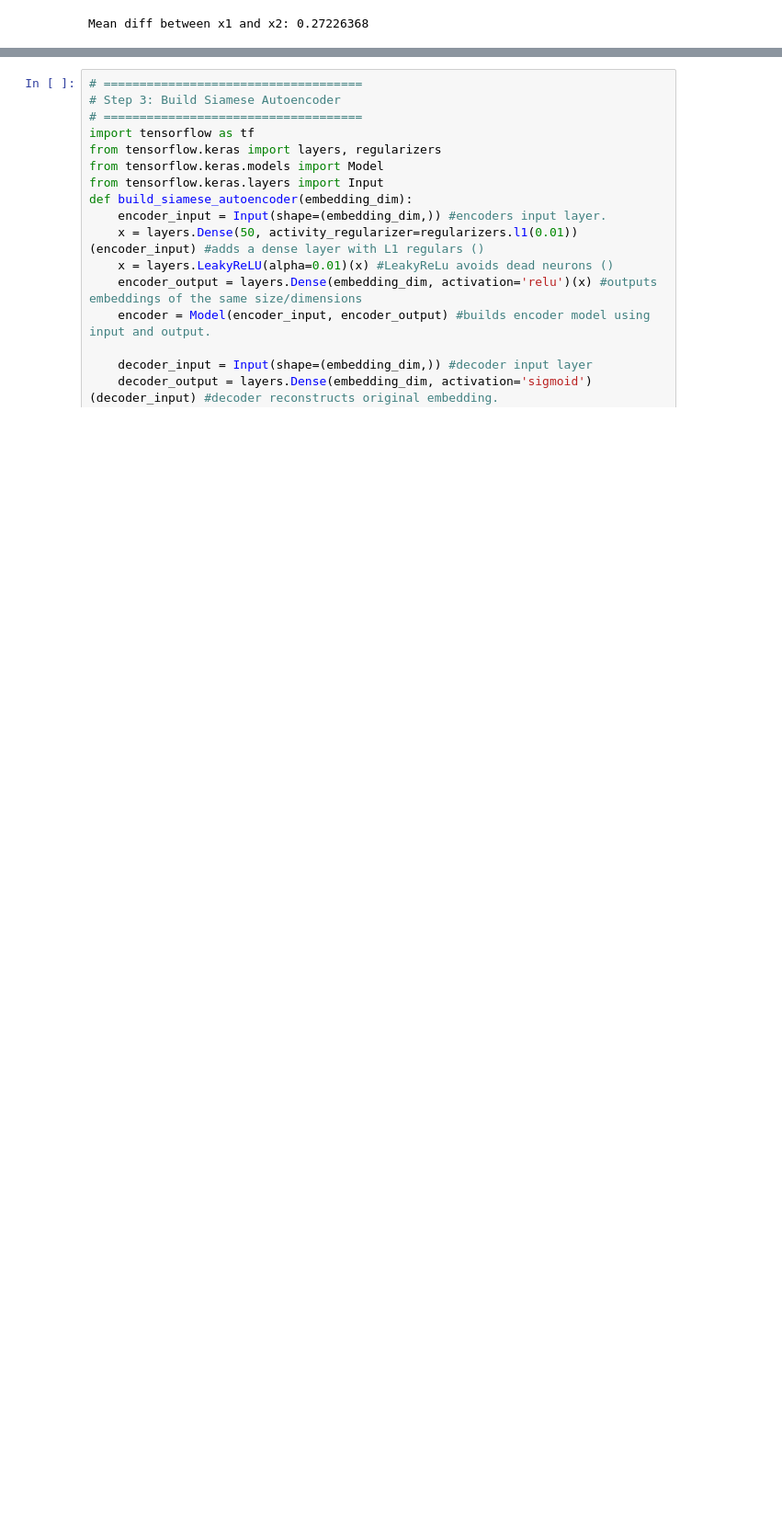
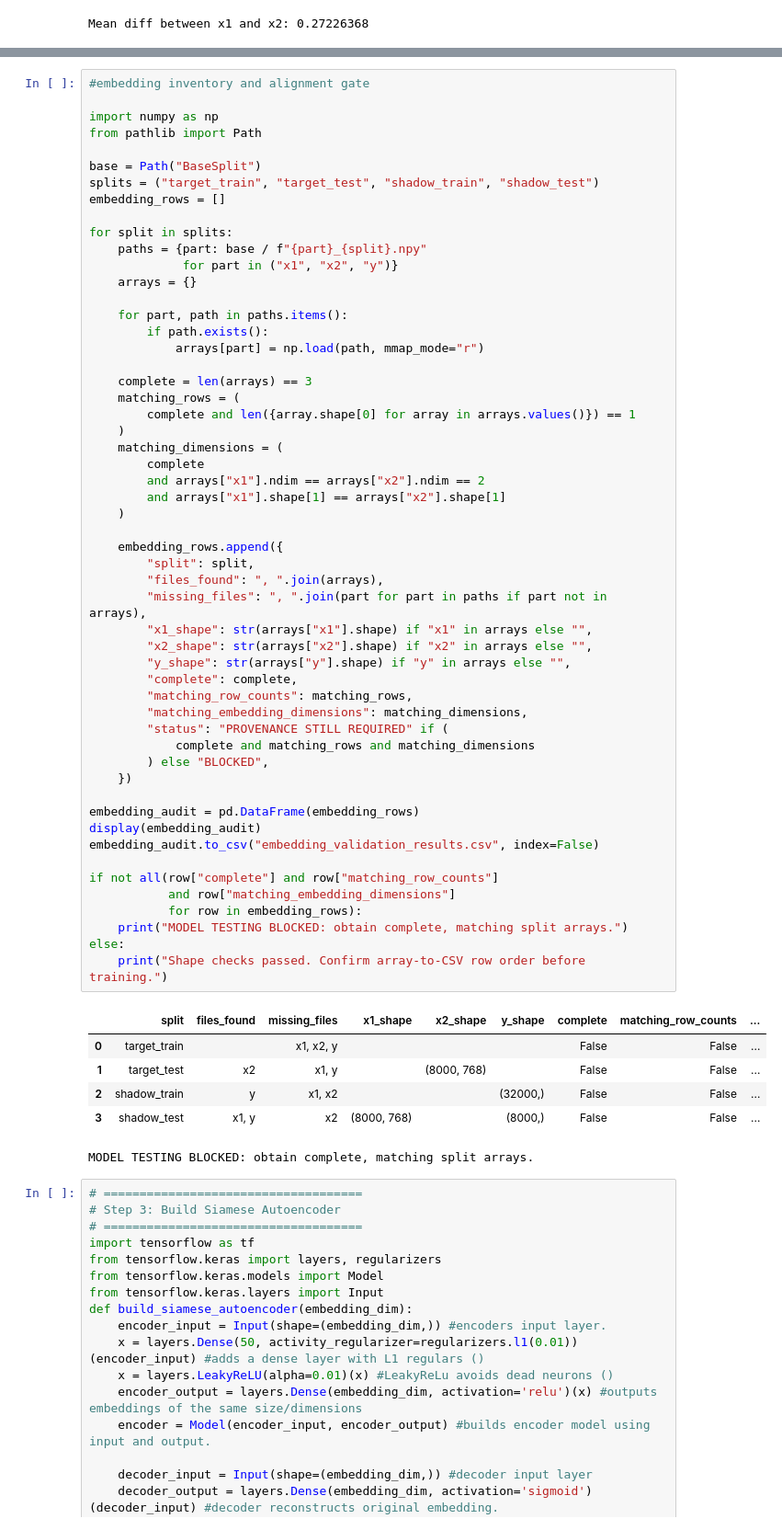
Before and after one commit to benward05/PACE---GROUP-58-LINKAGE-MODELS, a Jupyter notebook: SNN Final end to end (1).ipynb, the cells around one changed output, grey strips where cells are left out. Shown at 92% size. Saved outputs shown, nothing was run; the diff lists cells and outputs as text; blank space fills up the shorter version.

Commit message:
added csv validation and embedding validation results

```diff
--- a/SNN Final end to end (1).ipynb
+++ b/SNN Final end to end (1).ipynb
@@ -123,3 +288,64 @@ Mean diff between x1 and x2: 0.27226368
+# %%
+#embedding inventory and alignment gate
+
+import numpy as np
+from pathlib import Path
+
+base = Path("BaseSplit")
+splits = ("target_train", "target_test", "shadow_train", "shadow_test")
+embedding_rows = []
+
+for split in splits:
+    paths = {part: base / f"{part}_{split}.npy"
+             for part in ("x1", "x2", "y")}
+    arrays = {}
+
+    for part, path in paths.items():
+        if path.exists():
+            arrays[part] = np.load(path, mmap_mode="r")
+
+    complete = len(arrays) == 3
+    matching_rows = (
+        complete and len({array.shape[0] for array in arrays.values()}) == 1
+    )
+    matching_dimensions = (
+        complete
+        and arrays["x1"].ndim == arrays["x2"].ndim == 2
+        and arrays["x1"].shape[1] == arrays["x2"].shape[1]
+    )
+
+    embedding_rows.append({
+        "split": split,
+        "files_found": ", ".join(arrays),
+        "missing_files": ", ".join(part for part in paths if part not in arrays),
+        "x1_shape": str(arrays["x1"].shape) if "x1" in arrays else "",
+        "x2_shape": str(arrays["x2"].shape) if "x2" in arrays else "",
+        "y_shape": str(arrays["y"].shape) if "y" in arrays else "",
+        "complete": complete,
+        "matching_row_counts": matching_rows,
+        "matching_embedding_dimensions": matching_dimensions,
+        "status": "PROVENANCE STILL REQUIRED" if (
+            complete and matching_rows and matching_dimensions
+        ) else "BLOCKED",
+    })
+
+embedding_audit = pd.DataFrame(embedding_rows)
+display(embedding_audit)
+embedding_audit.to_csv("embedding_validation_results.csv", index=False)
+
+if not all(row["complete"] and row["matching_row_counts"]
+           and row["matching_embedding_dimensions"]
+           for row in embedding_rows):
+    print("MODEL TESTING BLOCKED: obtain complete, matching split arrays.")
+else:
+    print("Shape checks passed. Confirm array-to-CSV row order before training.")
+# %% [output]
+|  | split | files_found | missing_files | x1_shape | x2_shape | y_shape | complete | matching_row_counts | ... |
+| 0 | target_train |  | x1, x2, y |  |  |  | False | False | ... |
+| 1 | target_test | x2 | x1, y |  | (8000, 768) |  | False | False | ... |
+| 2 | shadow_train | y | x1, x2 |  |  | (32000,) | False | False | ... |
+| 3 | shadow_test | x1, y | x2 | (8000, 768) |  | (8000,) | False | False | ... |
+MODEL TESTING BLOCKED: obtain complete, matching split arrays.
 # %%
 # ====================================
 # Step 3: Build Siamese Autoencoder
```
Also changed, not shown: parts of 2 cells of this notebook, 2 other files.
